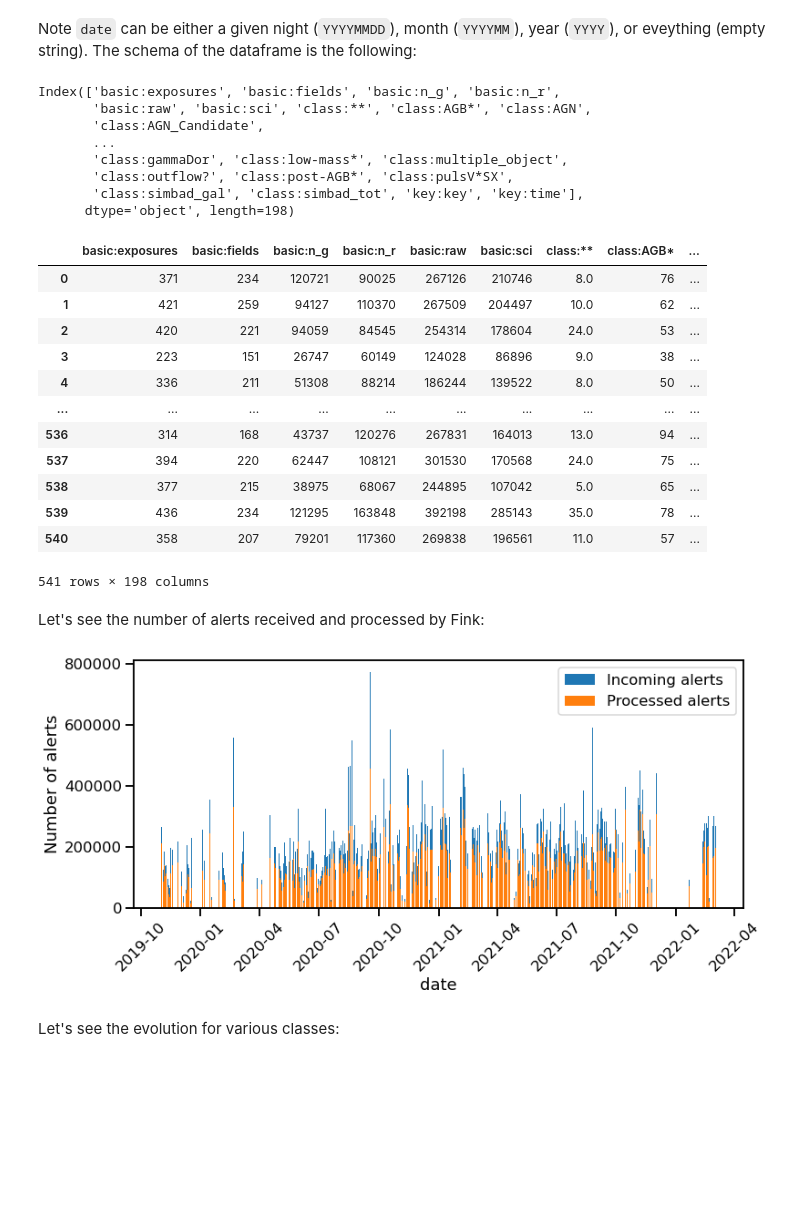
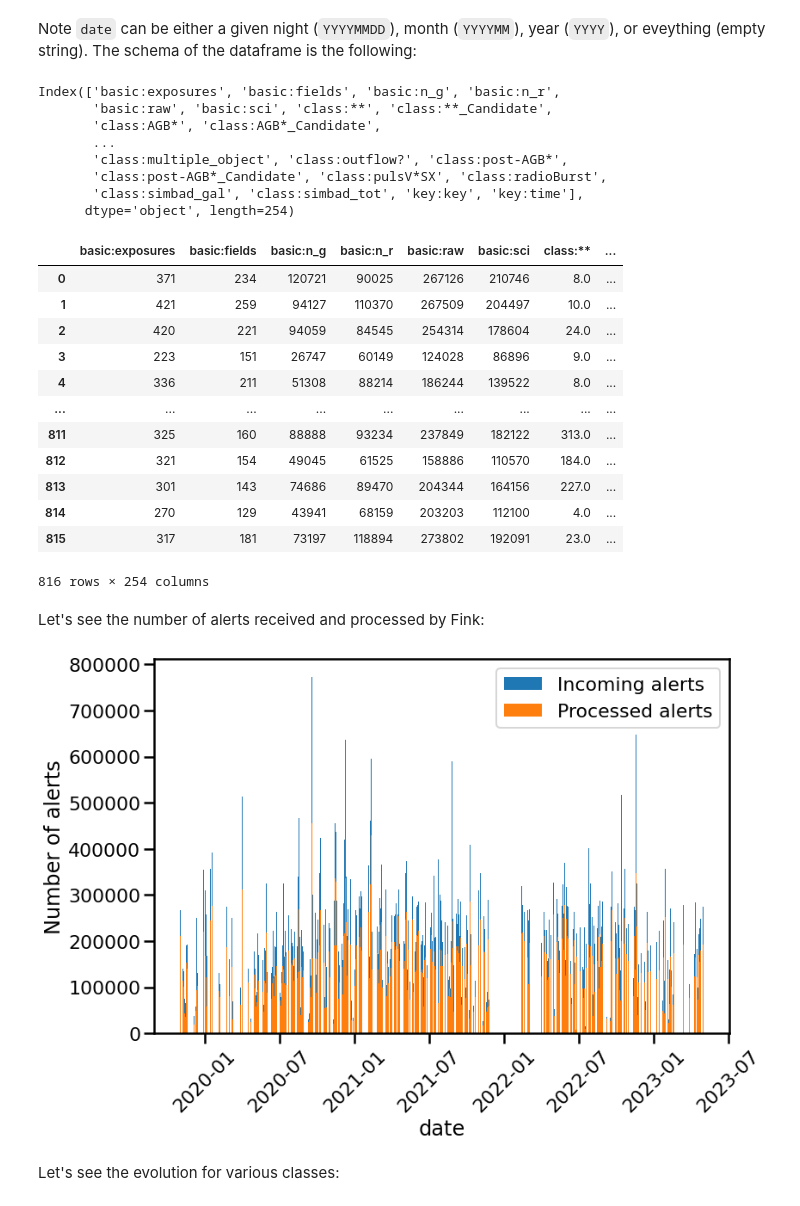
Before and after one commit to astrolabsoftware/fink-tutorials, a Jupyter notebook: statistics/fink_stats.ipynb, the cells around one changed output. Saved outputs shown, nothing was run; the diff lists cells and outputs as text; code cells hidden in the pictures; blank space fills up the shorter version.

```diff
--- a/statistics/fink_stats.ipynb
+++ b/statistics/fink_stats.ipynb
@@ -10,10 +10,17 @@ This notebook shows how to explore the various statistics that are collected in
 ## Statistics API
 
 The [statistics](https://fink-portal.org/stats) page makes use of the REST API. If you want to further explore Fink statistics, or create your own dashboard based on Fink data, you can do also all of these yourself using the REST API. Here is an example using Python:
+# %%
+import io
+import requests
+import pandas as pd
+
+import matplotlib.pyplot as plt
+import seaborn as sns
+sns.set_context("poster")
+
+from astropy.time import Time
 # %%
-import requests
-import pandas as pd
-
 # get stats since the beginning of Fink operations
 r = requests.post(
   'https://fink-portal.org/api/v1/statistics',
@@ -24,60 +31,54 @@ r = requests.post(
 )
 
 # Format output in a DataFrame
-pdf = pd.read_json(r.content)
+pdf = pd.read_json(io.BytesIO(r.content))
 # %% [markdown]
 Note `date` can be either a given night (`YYYYMMDD`), month (`YYYYMM`), year (`YYYY`), or eveything (empty string). The schema of the dataframe is the following:
 # %%
 print(pdf.columns)
 # %% [output]
 Index(['basic:exposures', 'basic:fields', 'basic:n_g', 'basic:n_r',
-       'basic:raw', 'basic:sci', 'class:**', 'class:AGB*', 'class:AGN',
-       'class:AGN_Candidate',
+       'basic:raw', 'basic:sci', 'class:**', 'class:**_Candidate',
+       'class:AGB*', 'class:AGB*_Candidate',
        ...
-       'class:gammaDor', 'class:low-mass*', 'class:multiple_object',
-       'class:outflow?', 'class:post-AGB*', 'class:pulsV*SX',
+       'class:multiple_object', 'class:outflow?', 'class:post-AGB*',
+       'class:post-AGB*_Candidate', 'class:pulsV*SX', 'class:radioBurst',
        'class:simbad_gal', 'class:simbad_tot', 'key:key', 'key:time'],
-      dtype='object', length=198)
+      dtype='object', length=254)
 # %%
 pdf
 # %% [output]
-|  | basic:exposures | basic:fields | basic:n_g | basic:n_r | basic:raw | basic:sci | class:** | class:AGB* | ... |
-| 0 | 371 | 234 | 120721 | 90025 | 267126 | 210746 | 8.0 | 76 | ... |
-| 1 | 421 | 259 | 94127 | 110370 | 267509 | 204497 | 10.0 | 62 | ... |
-| 2 | 420 | 221 | 94059 | 84545 | 254314 | 178604 | 24.0 | 53 | ... |
-| 3 | 223 | 151 | 26747 | 60149 | 124028 | 86896 | 9.0 | 38 | ... |
-| 4 | 336 | 211 | 51308 | 88214 | 186244 | 139522 | 8.0 | 50 | ... |
-| ... | ... | ... | ... | ... | ... | ... | ... | ... | ... |
-| 536 | 314 | 168 | 43737 | 120276 | 267831 | 164013 | 13.0 | 94 | ... |
-| 537 | 394 | 220 | 62447 | 108121 | 301530 | 170568 | 24.0 | 75 | ... |
-| 538 | 377 | 215 | 38975 | 68067 | 244895 | 107042 | 5.0 | 65 | ... |
-| 539 | 436 | 234 | 121295 | 163848 | 392198 | 285143 | 35.0 | 78 | ... |
-| 540 | 358 | 207 | 79201 | 117360 | 269838 | 196561 | 11.0 | 57 | ... |
+|  | basic:exposures | basic:fields | basic:n_g | basic:n_r | basic:raw | basic:sci | class:** | ... |
+| 0 | 371 | 234 | 120721 | 90025 | 267126 | 210746 | 8.0 | ... |
+| 1 | 421 | 259 | 94127 | 110370 | 267509 | 204497 | 10.0 | ... |
+| 2 | 420 | 221 | 94059 | 84545 | 254314 | 178604 | 24.0 | ... |
+| 3 | 223 | 151 | 26747 | 60149 | 124028 | 86896 | 9.0 | ... |
+| 4 | 336 | 211 | 51308 | 88214 | 186244 | 139522 | 8.0 | ... |
+| ... | ... | ... | ... | ... | ... | ... | ... | ... |
+| 811 | 325 | 160 | 88888 | 93234 | 237849 | 182122 | 313.0 | ... |
+| 812 | 321 | 154 | 49045 | 61525 | 158886 | 110570 | 184.0 | ... |
+| 813 | 301 | 143 | 74686 | 89470 | 204344 | 164156 | 227.0 | ... |
+| 814 | 270 | 129 | 43941 | 68159 | 203203 | 112100 | 4.0 | ... |
+| 815 | 317 | 181 | 73197 | 118894 | 273802 | 192091 | 23.0 | ... |
-541 rows × 198 columns
+816 rows × 254 columns
 # %% [markdown]
 Let's see the number of alerts received and processed by Fink:
 # %%
-import matplotlib.pyplot as plt
-import seaborn as sns
-sns.set_context("talk")
-
-from astropy.time import Time
-
 date = [
-        Time(x[4:8] + '-' + x[8:10] + '-' + x[10:12]).datetime
-        for x in pdf['key:key'].values
+    Time(x[4:8] + '-' + x[8:10] + '-' + x[10:12]).datetime
+    for x in pdf['key:key'].values
 ]
 
-fig = plt.figure(figsize=(12, 5))
+fig = plt.figure(figsize=(12, 8))
 
 plt.bar(date, pdf['basic:raw'], label='Incoming alerts')
 plt.bar(date, pdf['basic:sci'], label='Processed alerts')
 plt.xlabel('date')
 plt.ylabel('Number of alerts')
 plt.xticks(rotation=45)
 plt.legend();
 # %% [output]
-[figure, old version]
+[figure, new version]
 # %% [markdown]
 Let's see the evolution for various classes:
 # %%
```
Also changed, not shown: parts of 6 cells of this notebook, 12 other files.
